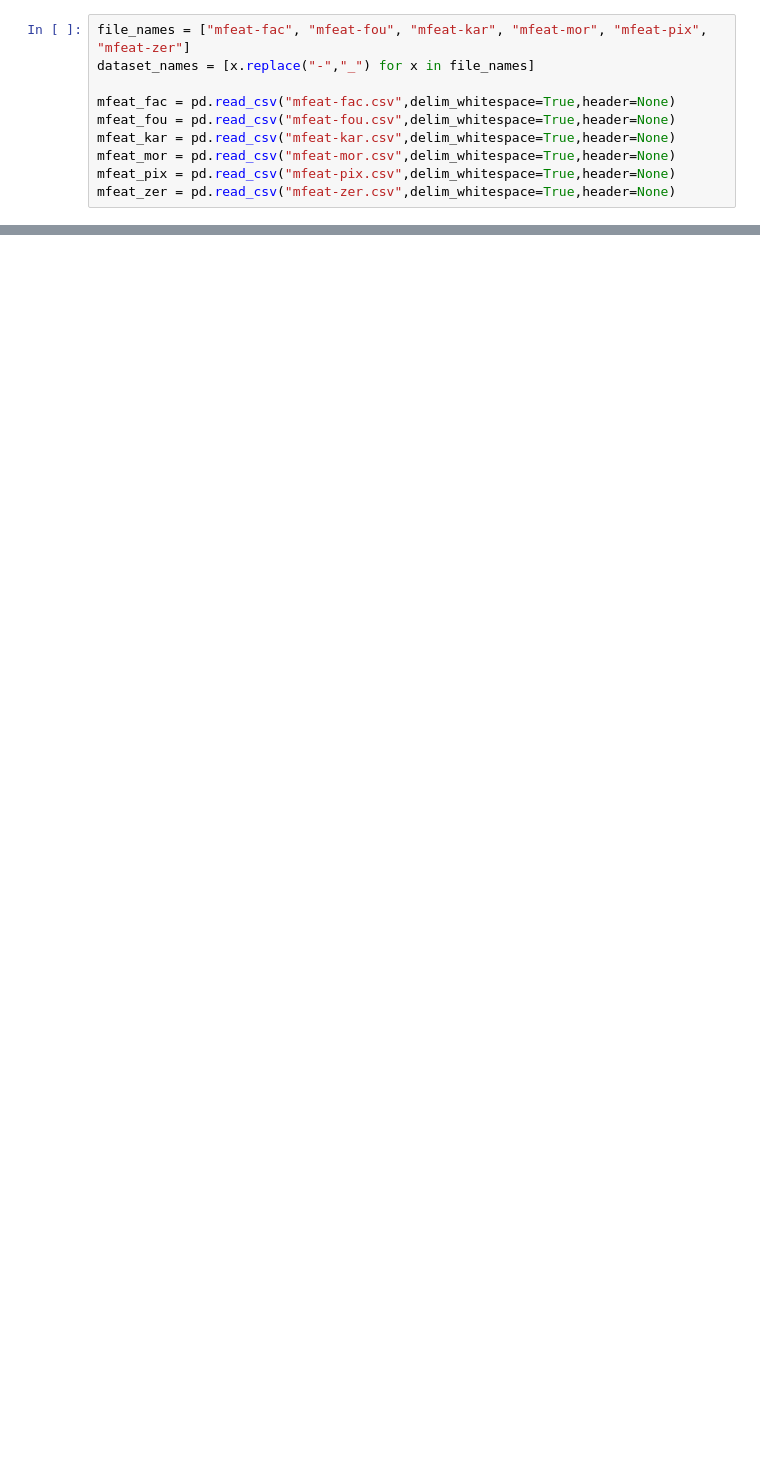
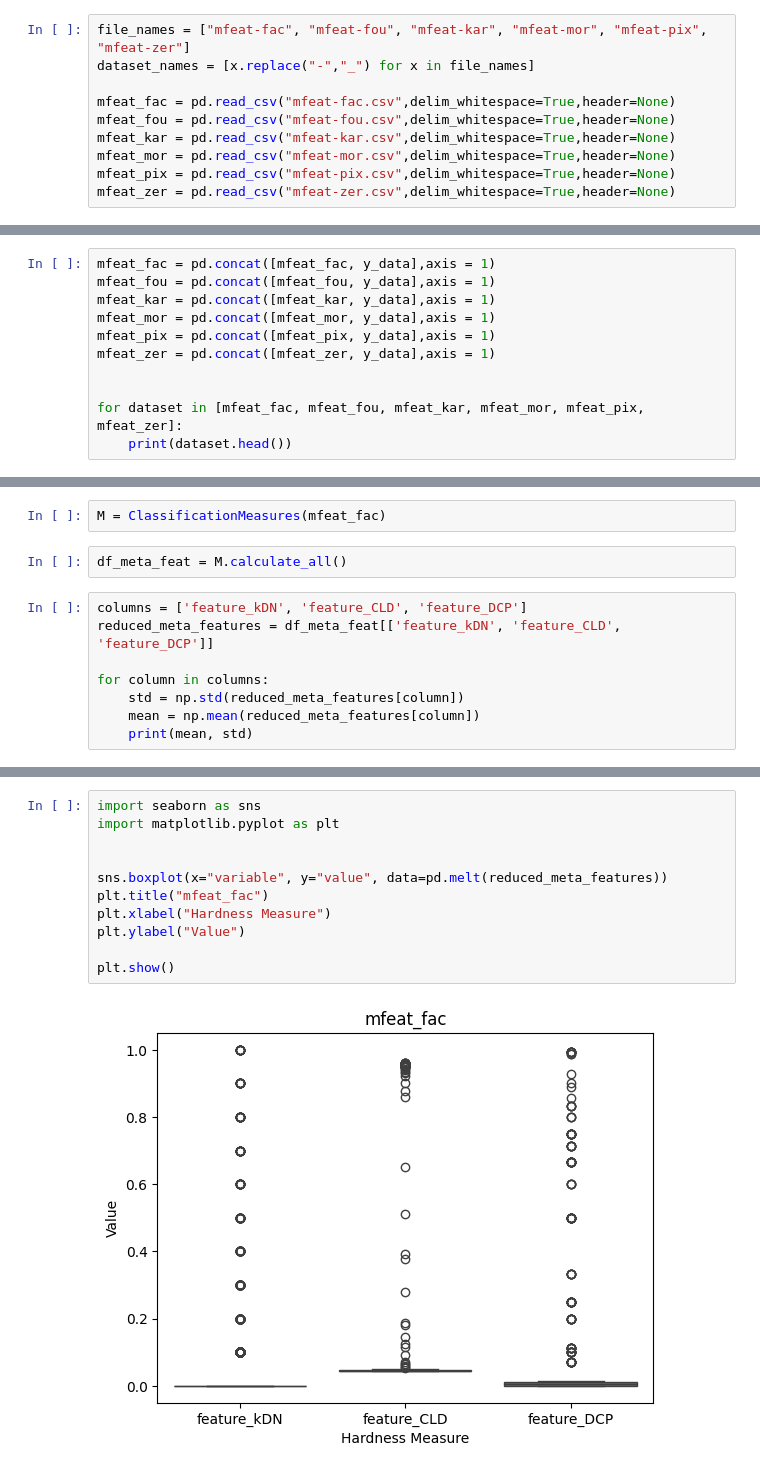
Before and after one commit to VictorCastroDeFaria/hardness, a Jupyter notebook: hardness.ipynb, the cells around one changed output, grey strips where cells are left out. Drawn from its saved outputs; the diff is of its cells as text; blank space fills up the shorter version.

Commit message:
Updated the notebook file to include hardness statistical analysis

```diff
--- a/hardness.ipynb
+++ b/hardness.ipynb
@@ -27,0 +49,11 @@ import pyhard
+# %%
+mfeat_fac = pd.concat([mfeat_fac, y_data],axis = 1)
+mfeat_fou = pd.concat([mfeat_fou, y_data],axis = 1)
+mfeat_kar = pd.concat([mfeat_kar, y_data],axis = 1)
+mfeat_mor = pd.concat([mfeat_mor, y_data],axis = 1)
+mfeat_pix = pd.concat([mfeat_pix, y_data],axis = 1)
+mfeat_zer = pd.concat([mfeat_zer, y_data],axis = 1)
+
+
+for dataset in [mfeat_fac, mfeat_fou, mfeat_kar, mfeat_mor, mfeat_pix, mfeat_zer]:
+    print(dataset.head())
@@ -27,0 +88,12 @@ import pyhard
+# %%
+M = ClassificationMeasures(mfeat_fac)
+# %%
+df_meta_feat = M.calculate_all()
+# %%
+columns = ['feature_kDN', 'feature_CLD', 'feature_DCP']
+reduced_meta_features = df_meta_feat[['feature_kDN', 'feature_CLD', 'feature_DCP']]
+
+for column in columns:
+    std = np.std(reduced_meta_features[column])
+    mean = np.mean(reduced_meta_features[column])
+    print(mean, std)
@@ -27,0 +116,13 @@ import pyhard
+# %%
+import seaborn as sns
+import matplotlib.pyplot as plt
+
+
+sns.boxplot(x="variable", y="value", data=pd.melt(reduced_meta_features))
+plt.title("mfeat_fac")
+plt.xlabel("Hardness Measure")
+plt.ylabel("Value")
+
+plt.show()
+# %% [output]
+[figure, added]
```
Also changed, not shown: parts of 18 cells of this notebook.
